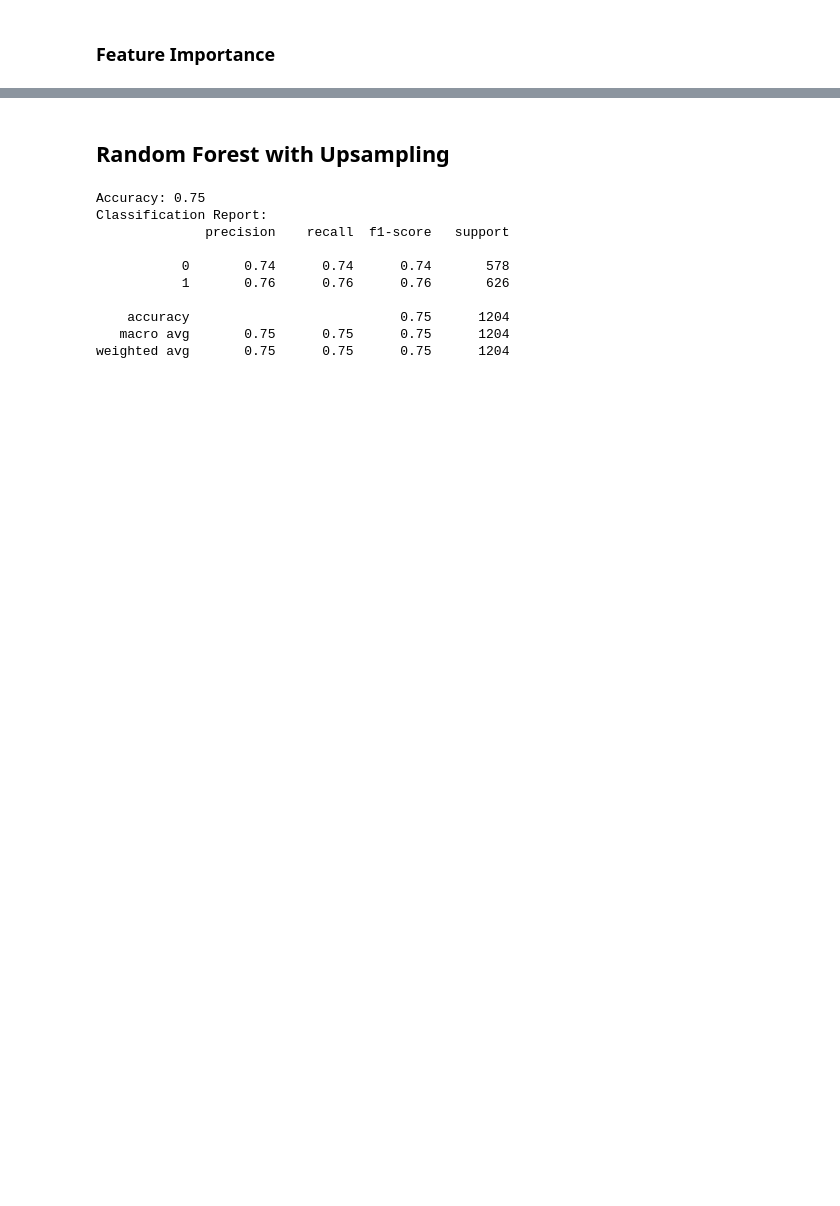
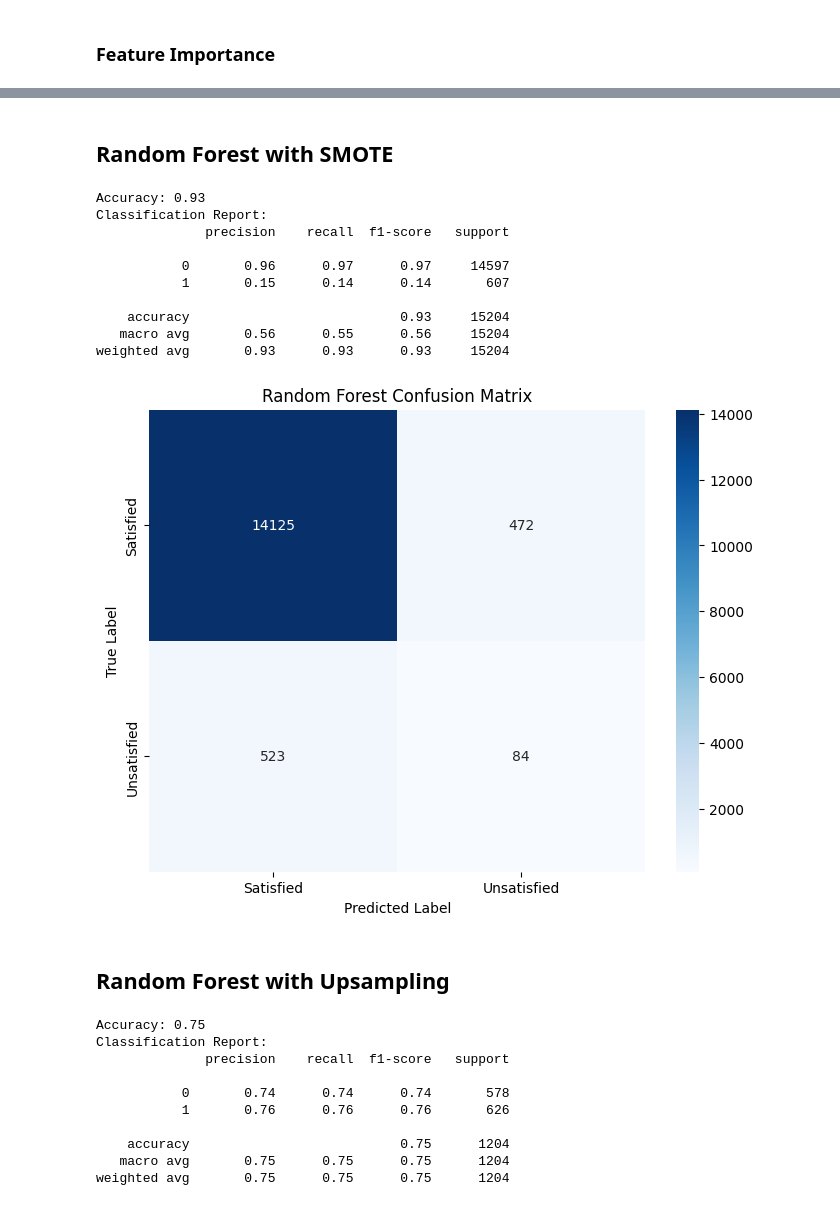
Before and after one commit to NoMoreNotions/PHYS_247_Project_1, a Jupyter notebook: Santander_Bank_Customer_Satisfaction_NB.ipynb, the cells around one changed output, grey strips where cells are left out. Saved outputs shown, nothing was run; the diff lists cells and outputs as text; code cells hidden in the pictures; blank space fills up the shorter version.

```diff
--- a/Santander_Bank_Customer_Satisfaction_NB.ipynb
+++ b/Santander_Bank_Customer_Satisfaction_NB.ipynb
@@ -247,3 +250,55 @@ plt.show()
+# %% [markdown]
+## Random Forest with SMOTE
+# %%
+from imblearn.over_sampling import SMOTE
+
+# Step 1: Separate features (inputs) from the labels (outputs)
+df = pd.read_csv('train.csv')
+
+X = df.drop(columns=['TARGET'])
+y = df['TARGET']
+
+# Step 2: Split the data into train and test sets
+X_train, X_test, y_train, y_test = train_test_split(X, y, test_size=0.2, random_state=42)
+
+# Step 3: Train the model
+rf_model = RandomForestClassifier(n_estimators=100, random_state=42)
+
+# Apply SMOTE to balance the dataset
+sm = SMOTE(random_state=42)
+X_train_resampled, y_train_resampled = sm.fit_resample(X_train, y_train)
+
+# Train the model on the resampled data
+rf_model.fit(X_train_resampled, y_train_resampled)
+
+# Step 4: Make predictions
+y_pred = rf_model.predict(X_test)
+
+# Step 5: Evaluate the model
+accuracy = accuracy_score(y_test, y_pred)
+print(f'Accuracy: {accuracy:.2f}')
+print('Classification Report:')
+print(classification_report(y_test, y_pred))
+
+confusion = confusion_matrix(y_test, y_pred)
+plt.figure(figsize=(8, 6))
+sns.heatmap(confusion, annot=True, fmt='d', cmap='Blues', xticklabels=['Satisfied', 'Unsatisfied'], yticklabels=['Satisfied', 'Unsatisfied'])
+plt.xlabel('Predicted Label')
+plt.ylabel('True Label')
+plt.title('Random Forest Confusion Matrix')
+plt.show()
+# %% [output]
+Accuracy: 0.93
+Classification Report:
+              precision    recall  f1-score   support
+
+           0       0.96      0.97      0.97     14597
+           1       0.15      0.14      0.14       607
+
+    accuracy                           0.93     15204
+   macro avg       0.56      0.55      0.56     15204
+weighted avg       0.93      0.93      0.93     15204
+[figure, added]
 # %% [markdown]
 ## Random Forest with Upsampling
 # %%
```
Also changed, not shown: parts of 11 cells of this notebook.
